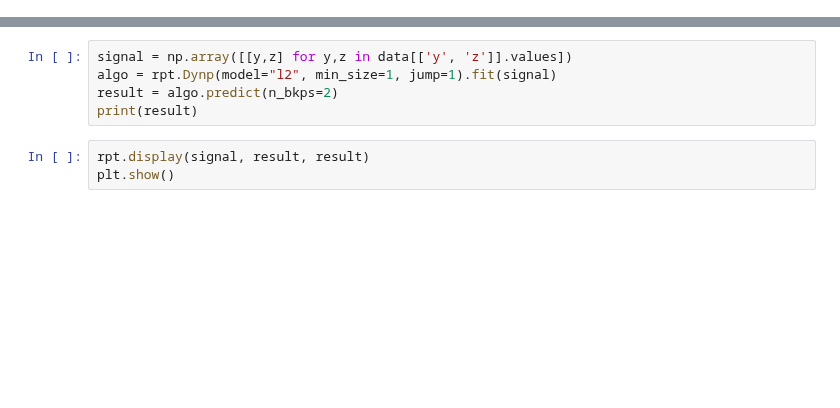
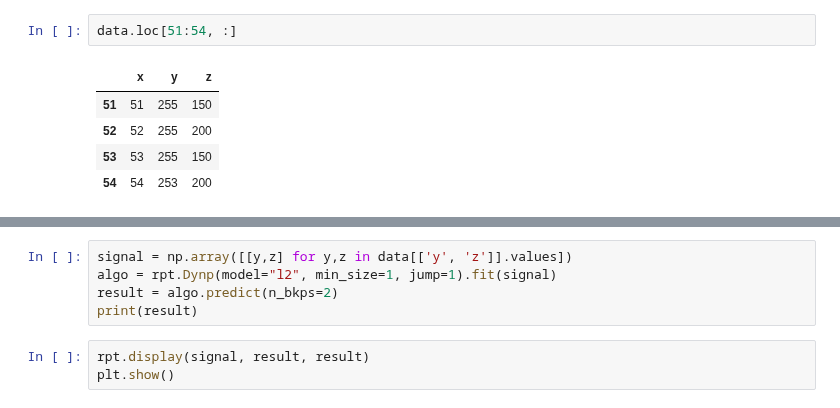
Before and after one commit to dj-lei/eric_toolsets, a Jupyter notebook: src/python/debug1.ipynb, the cells around one changed output, grey strips where cells are left out. Drawn from its saved outputs; the diff is of its cells as text; blank space fills up the shorter version.

```diff
--- a/src/python/debug1.ipynb
+++ b/src/python/debug1.ipynb
@@ -31,0 +52,8 @@ print(result)
+# %%
+data.loc[51:54, :]
+# %% [output]
+|  | x | y | z |
+| 51 | 51 | 255 | 150 |
+| 52 | 52 | 255 | 200 |
+| 53 | 53 | 255 | 150 |
+| 54 | 54 | 253 | 200 |
```
Also changed, not shown: parts of 8 cells of this notebook, 11 other files.
